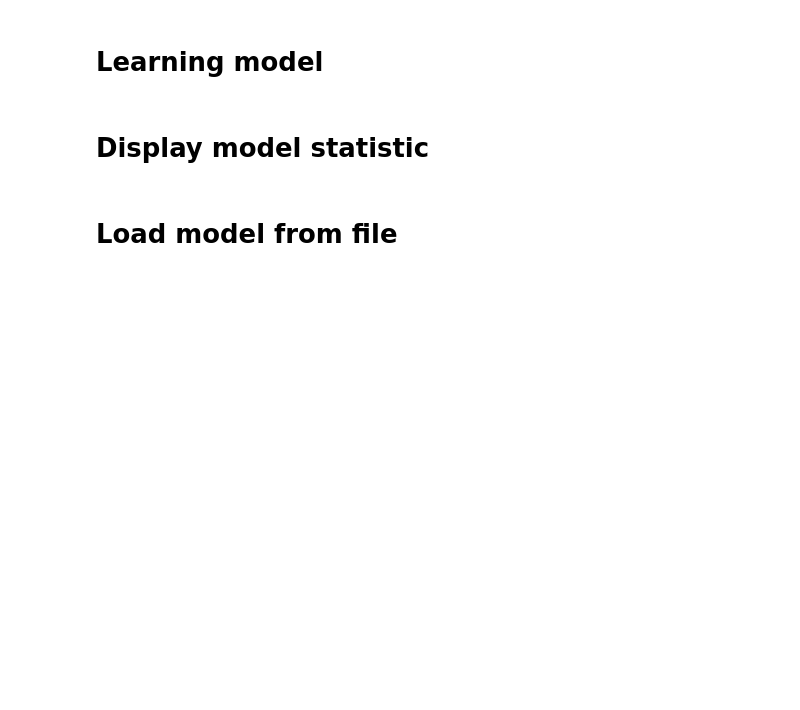
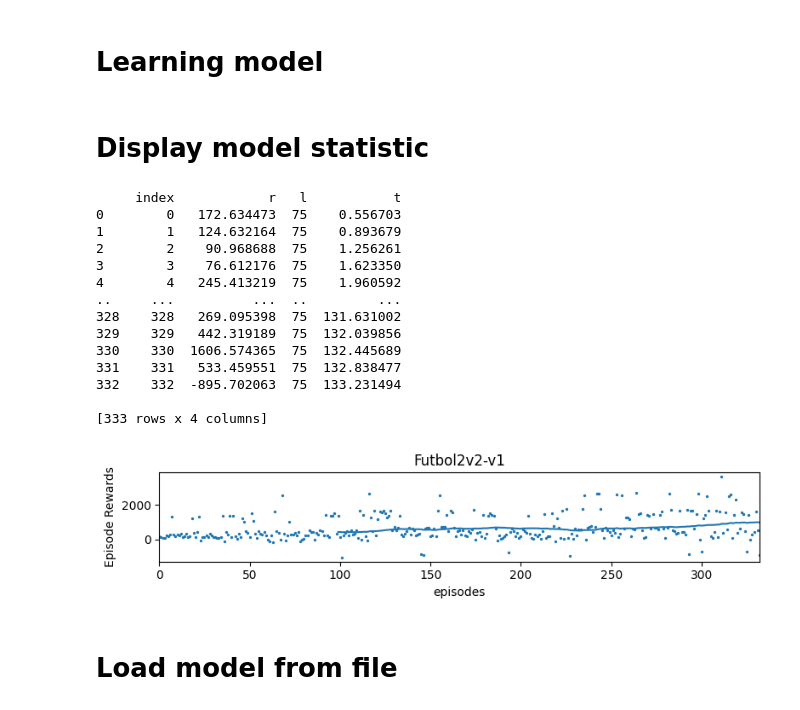
Before and after one commit to TheShenk/hai-nonconflict-action-learning, a Jupyter notebook: experiments.ipynb, the cells around one changed output. Drawn from its saved outputs; the diff is of its cells as text; code cells hidden in the pictures; blank space fills up the shorter version.

```diff
--- a/experiments.ipynb
+++ b/experiments.ipynb
@@ -31,9 +33,31 @@ model.save("models/footbol2v2-a2c")
 # %% [markdown]
 # Display model statistic
 # %%
+from IPython import display
+from stable_baselines3.common import results_plotter
+
 results_plotter.plot_results([log_dir], timesteps, results_plotter.X_EPISODES, "Futbol2v2-v1")
 display.display(plt.gcf())
 display.clear_output(wait=True)
+
+log_data = results_plotter.load_results(log_dir)
+print(log_data)
+# %% [output]
+     index            r   l           t
+0        0   172.634473  75    0.556703
+1        1   124.632164  75    0.893679
+2        2    90.968688  75    1.256261
+3        3    76.612176  75    1.623350
+4        4   245.413219  75    1.960592
+..     ...          ...  ..         ...
+328    328   269.095398  75  131.631002
+329    329   442.319189  75  132.039856
+330    330  1606.574365  75  132.445689
+331    331   533.459551  75  132.838477
+332    332  -895.702063  75  133.231494
+
+[333 rows x 4 columns]
+[figure, added]
 # %% [markdown]
 # Load model from file
 # %%
```
Also changed, not shown: parts of 12 cells of this notebook, 3 other files.
